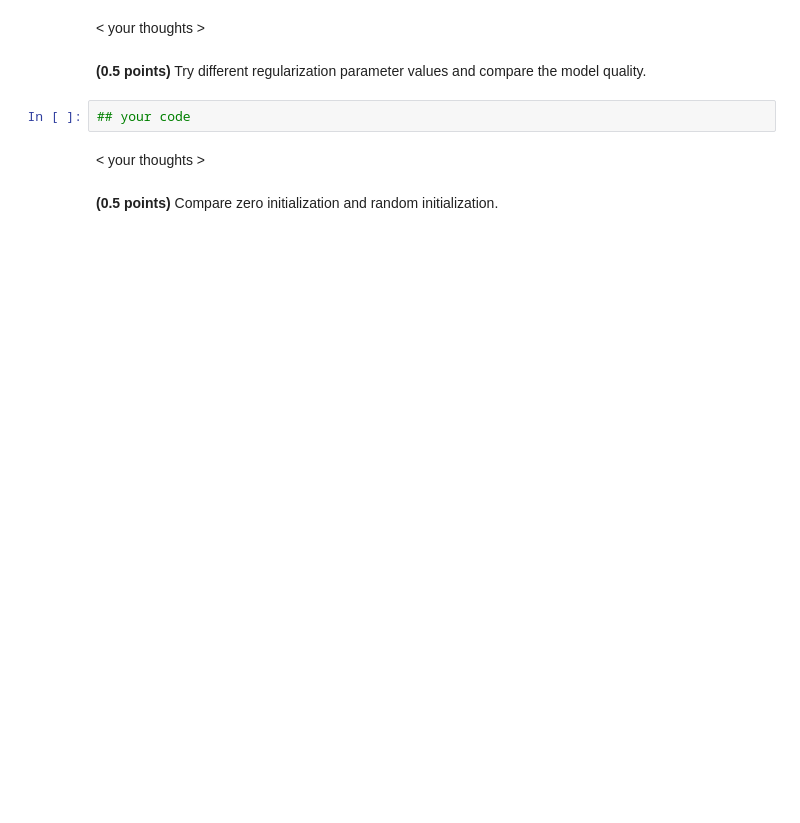
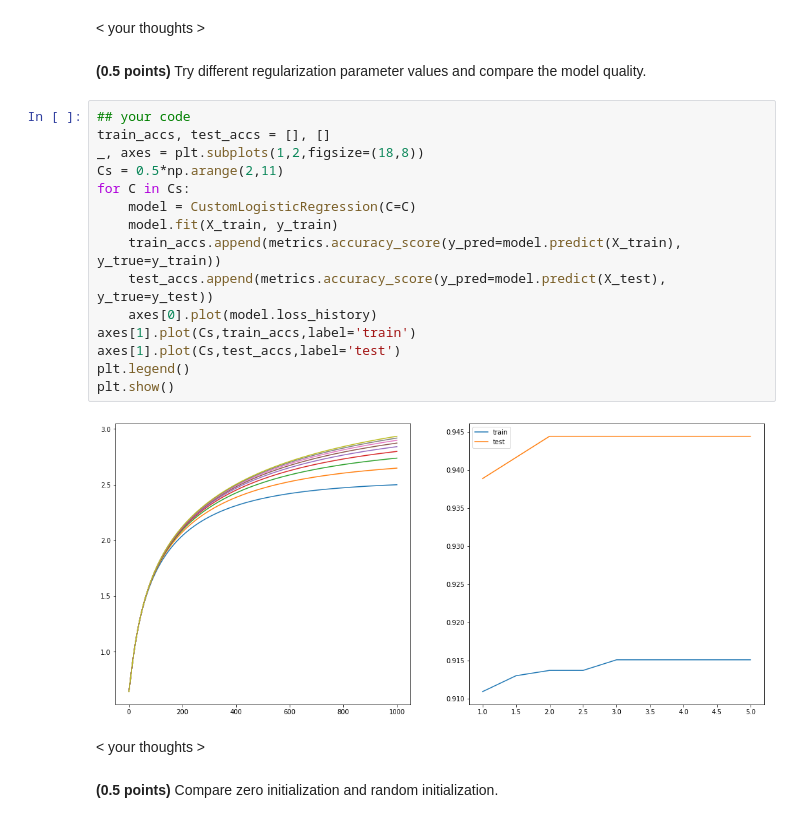
Before and after one commit to LaSegadora/rsschool_5_classification_linear_knn, a Jupyter notebook: hw_classification.ipynb, the cells around one changed output. Drawn from its saved outputs; the diff is of its cells as text; blank space fills up the shorter version.

```diff
--- a/hw_classification.ipynb
+++ b/hw_classification.ipynb
@@ -193,8 +224,23 @@ assert min(train_acc, test_acc) > 0.9
 < your thoughts >
 # %% [markdown]
 **(0.5 points)** Try different regularization parameter values and compare the model quality.
-# %%
-## your code
+# %%
+## your code
+train_accs, test_accs = [], []
+_, axes = plt.subplots(1,2,figsize=(18,8))
+Cs = 0.5*np.arange(2,11)
+for C in Cs:
+    model = CustomLogisticRegression(C=C)
+    model.fit(X_train, y_train)
+    train_accs.append(metrics.accuracy_score(y_pred=model.predict(X_train), y_true=y_train))
+    test_accs.append(metrics.accuracy_score(y_pred=model.predict(X_test), y_true=y_test))
+    axes[0].plot(model.loss_history)
+axes[1].plot(Cs,train_accs,label='train')
+axes[1].plot(Cs,test_accs,label='test')
+plt.legend()
+plt.show()
+# %% [output]
+[figure, added]
 # %% [markdown]
 < your thoughts >
 # %% [markdown]
```
Also changed, not shown: parts of 15 cells of this notebook.
